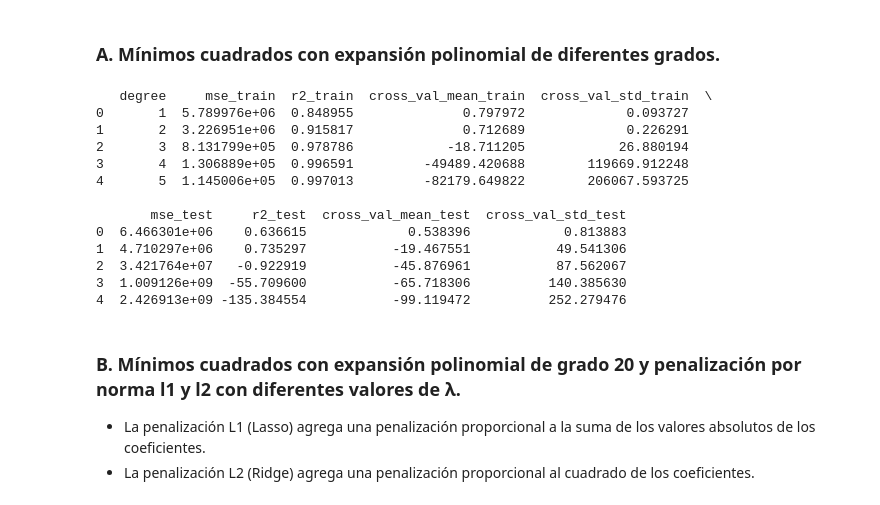
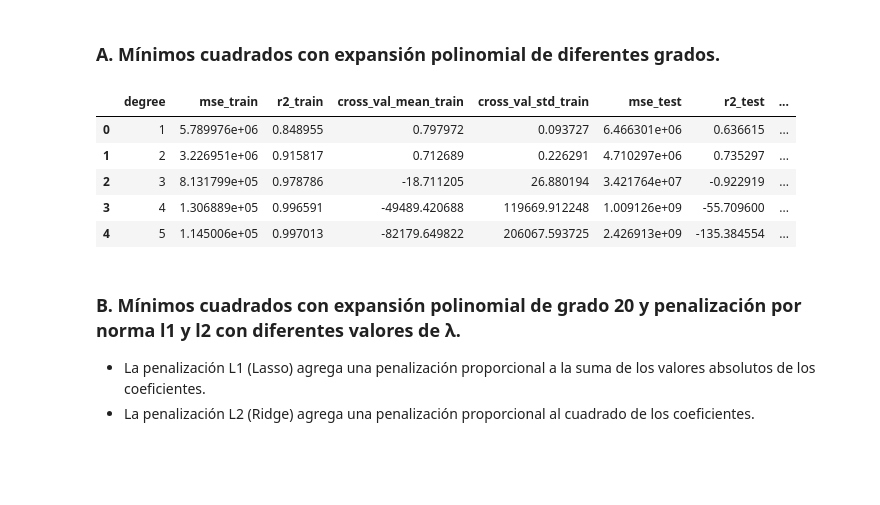
Before and after one commit to roicort/PCIC, a Jupyter notebook: ML/T2/1-Precios.ipynb, the cells around one changed output. Saved outputs shown, nothing was run; the diff lists cells and outputs as text; code cells hidden in the pictures; blank space fills up the shorter version.

```diff
--- a/ML/T2/1-Precios.ipynb
+++ b/ML/T2/1-Precios.ipynb
@@ -267,27 +291,20 @@ degrees = [1, 2, 3, 4, 5]
 X_train, X_test, y_train, y_test = train_test_split(X[selected_features], y, test_size=0.2, random_state=42)
 
 results = Parallel(n_jobs=-1)(
-    delayed(PolynomialTranAndEval)(degree, X_train, X_test, y_train, y_test, LinearRegression())
+    delayed(PolynomialTrainAndEval)(degree, X_train, X_test, y_train, y_test, LinearRegression())
     for degree in degrees
 )
 
 results_df = pd.DataFrame(results)
-
-print(results_df)
-# %% [output]
-   degree     mse_train  r2_train  cross_val_mean_train  cross_val_std_train  \
-0       1  5.789976e+06  0.848955              0.797972             0.093727
-1       2  3.226951e+06  0.915817              0.712689             0.226291
-2       3  8.131799e+05  0.978786            -18.711205            26.880194
-3       4  1.306889e+05  0.996591         -49489.420688        119669.912248
-4       5  1.145006e+05  0.997013         -82179.649822        206067.593725
-
-       mse_test     r2_test  cross_val_mean_test  cross_val_std_test
-0  6.466301e+06    0.636615             0.538396            0.813883
-1  4.710297e+06    0.735297           -19.467551           49.541306
-2  3.421764e+07   -0.922919           -45.876961           87.562067
-3  1.009126e+09  -55.709600           -65.718306          140.385630
-4  2.426913e+09 -135.384554           -99.119472          252.279476
+# %%
+results_df
+# %% [output]
+|  | degree | mse_train | r2_train | cross_val_mean_train | cross_val_std_train | mse_test | r2_test | ... |
+| 0 | 1 | 5.789976e+06 | 0.848955 | 0.797972 | 0.093727 | 6.466301e+06 | 0.636615 | ... |
+| 1 | 2 | 3.226951e+06 | 0.915817 | 0.712689 | 0.226291 | 4.710297e+06 | 0.735297 | ... |
+| 2 | 3 | 8.131799e+05 | 0.978786 | -18.711205 | 26.880194 | 3.421764e+07 | -0.922919 | ... |
+| 3 | 4 | 1.306889e+05 | 0.996591 | -49489.420688 | 119669.912248 | 1.009126e+09 | -55.709600 | ... |
+| 4 | 5 | 1.145006e+05 | 0.997013 | -82179.649822 | 206067.593725 | 2.426913e+09 | -135.384554 | ... |
 # %%
 # Graficar los resultados
 """
```
Also changed, not shown: parts of 14 cells of this notebook.
